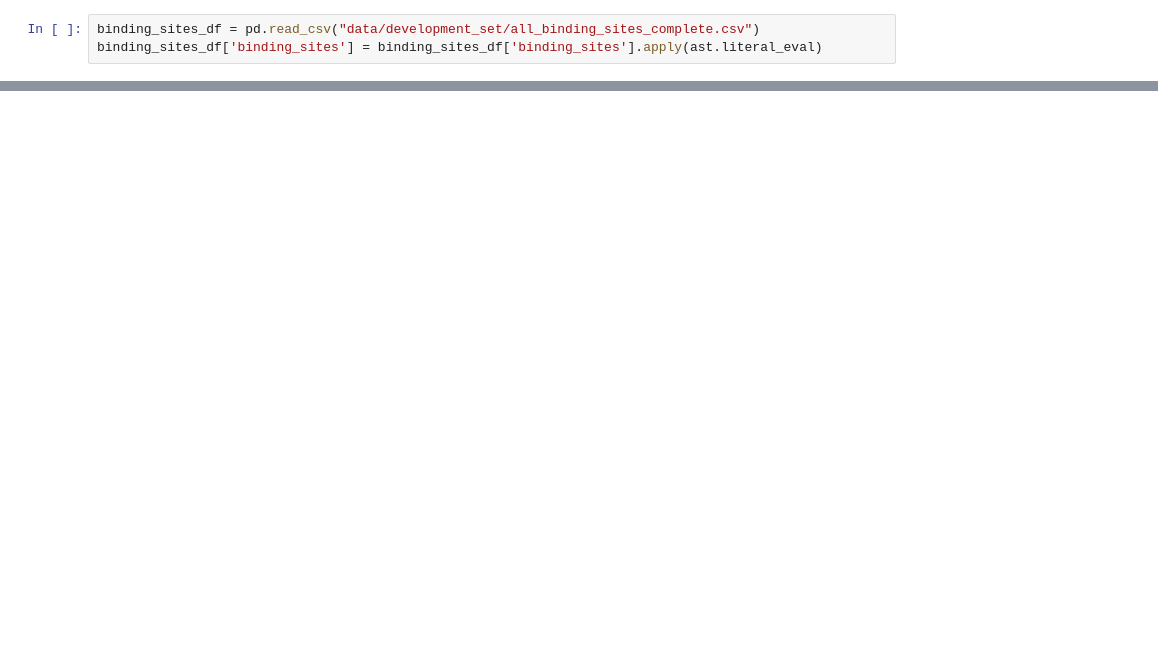
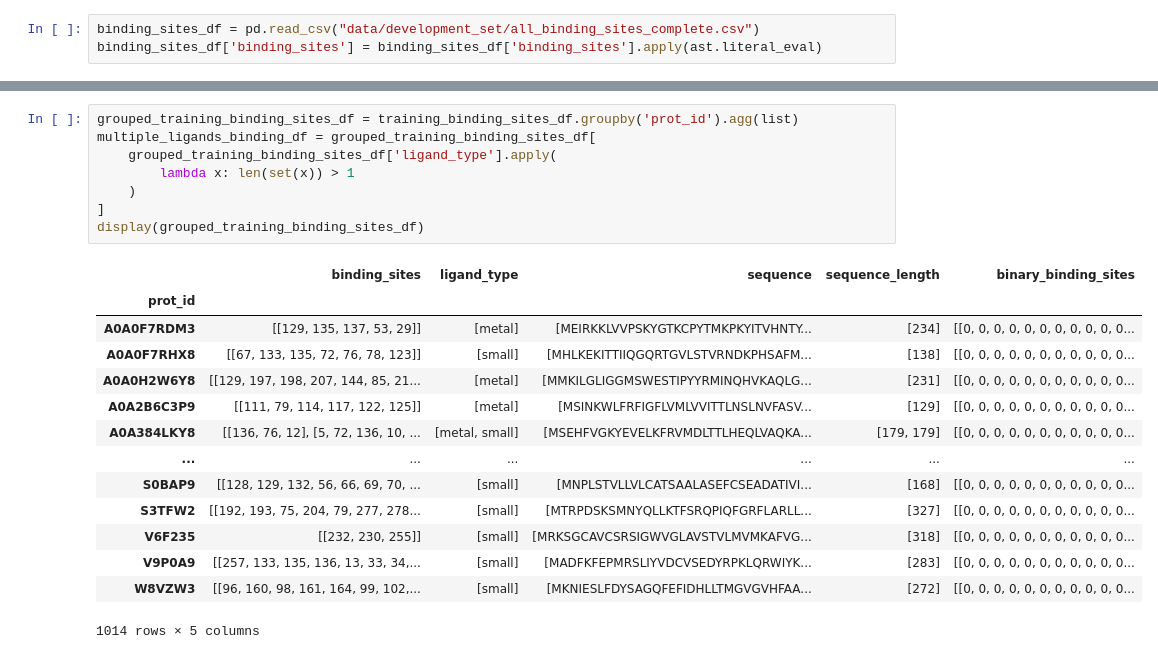
Before and after one commit to MarkusKhoa/protein-project, a Jupyter notebook: eda.ipynb, the cells around one changed output, grey strips where cells are left out. Cells and saved outputs as stored; diff of their text form; blank space fills up the shorter version.

```diff
--- a/eda.ipynb
+++ b/eda.ipynb
@@ -120 +162,24 @@ df_sites_test = needed_binding_sites_df.loc[(needed_binding_sites_df['prot_id'].
+# %%
+grouped_training_binding_sites_df = training_binding_sites_df.groupby('prot_id').agg(list)
+multiple_ligands_binding_df = grouped_training_binding_sites_df[
+    grouped_training_binding_sites_df['ligand_type'].apply(
+        lambda x: len(set(x)) > 1
+    )
+]
+display(grouped_training_binding_sites_df)
+# %% [output]
+|  | binding_sites | ligand_type | sequence | sequence_length | binary_binding_sites |
+| prot_id |  |  |  |  |  |
+| A0A0F7RDM3 | [[129, 135, 137, 53, 29]] | [metal] | [MEIRKKLVVPSKYGTKCPYTMKPKYITVHNTY... | [234] | [[0, 0, 0, 0, 0, 0, 0, 0, 0, 0, 0... |
+| A0A0F7RHX8 | [[67, 133, 135, 72, 76, 78, 123]] | [small] | [MHLKEKITTIIQGQRTGVLSTVRNDKPHSAFM... | [138] | [[0, 0, 0, 0, 0, 0, 0, 0, 0, 0, 0... |
+| A0A0H2W6Y8 | [[129, 197, 198, 207, 144, 85, 21... | [metal] | [MMKILGLIGGMSWESTIPYYRMINQHVKAQLG... | [231] | [[0, 0, 0, 0, 0, 0, 0, 0, 0, 0, 0... |
+| A0A2B6C3P9 | [[111, 79, 114, 117, 122, 125]] | [metal] | [MSINKWLFRFIGFLVMLVVITTLNSLNVFASV... | [129] | [[0, 0, 0, 0, 0, 0, 0, 0, 0, 0, 0... |
+| A0A384LKY8 | [[136, 76, 12], [5, 72, 136, 10, ... | [metal, small] | [MSEHFVGKYEVELKFRVMDLTTLHEQLVAQKA... | [179, 179] | [[0, 0, 0, 0, 0, 0, 0, 0, 0, 0, 0... |
+| ... | ... | ... | ... | ... | ... |
+| S0BAP9 | [[128, 129, 132, 56, 66, 69, 70, ... | [small] | [MNPLSTVLLVLCATSAALASEFCSEADATIVI... | [168] | [[0, 0, 0, 0, 0, 0, 0, 0, 0, 0, 0... |
+| S3TFW2 | [[192, 193, 75, 204, 79, 277, 278... | [small] | [MTRPDSKSMNYQLLKTFSRQPIQFGRFLARLL... | [327] | [[0, 0, 0, 0, 0, 0, 0, 0, 0, 0, 0... |
+| V6F235 | [[232, 230, 255]] | [small] | [MRKSGCAVCSRSIGWVGLAVSTVLMVMKAFVG... | [318] | [[0, 0, 0, 0, 0, 0, 0, 0, 0, 0, 0... |
+| V9P0A9 | [[257, 133, 135, 136, 13, 33, 34,... | [small] | [MADFKFEPMRSLIYVDCVSEDYRPKLQRWIYK... | [283] | [[0, 0, 0, 0, 0, 0, 0, 0, 0, 0, 0... |
+| W8VZW3 | [[96, 160, 98, 161, 164, 99, 102,... | [small] | [MKNIESLFDYSAGQFEFIDHLLTMGVGVHFAA... | [272] | [[0, 0, 0, 0, 0, 0, 0, 0, 0, 0, 0... |
+1014 rows × 5 columns
 # %%
```
Also changed, not shown: parts of 20 cells of this notebook, 7 other files.
